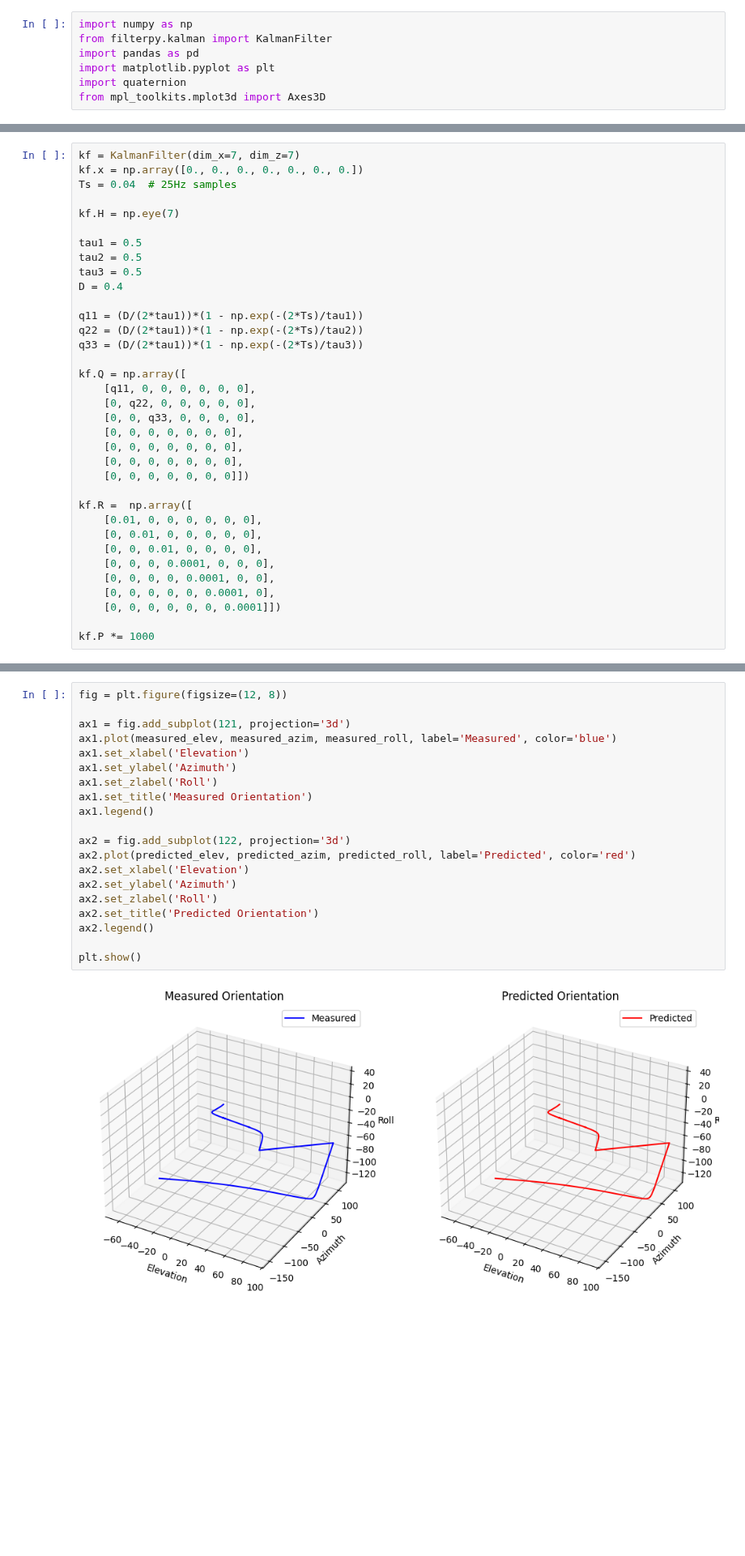
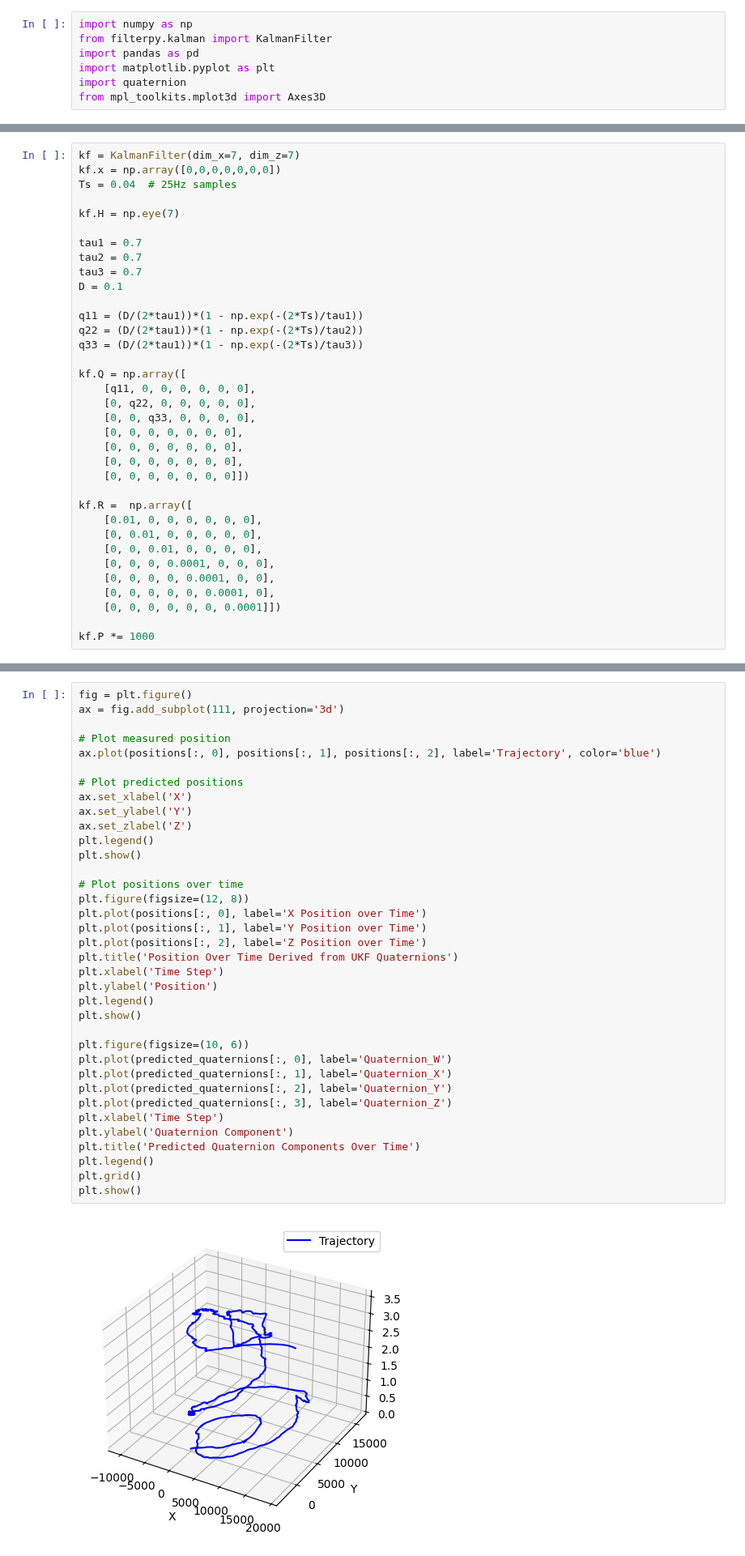
Before and after one commit to kjetteren/RaD_team1_HELIXON, a Jupyter notebook: kalman/QuaternionEKF.ipynb, the cells around one changed output, grey strips where cells are left out. Shown at 81% size. Saved outputs shown, nothing was run; the diff lists cells and outputs as text; blank space fills up the shorter version.

Commit message:
position in ekf

```diff
--- a/kalman/QuaternionEKF.ipynb
+++ b/kalman/QuaternionEKF.ipynb
@@ -36,14 +33,14 @@ def quat_to_elev_azim_roll(q, angle_offsets=(0, 0, 0)):
 # %%
 kf = KalmanFilter(dim_x=7, dim_z=7)
-kf.x = np.array([0., 0., 0., 0., 0., 0., 0.])
+kf.x = np.array([0,0,0,0,0,0,0])
 Ts = 0.04  # 25Hz samples
 
 kf.H = np.eye(7)
 
-tau1 = 0.5
-tau2 = 0.5
-tau3 = 0.5
-D = 0.4
+tau1 = 0.7
+tau2 = 0.7
+tau3 = 0.7
+D = 0.1
 
 q11 = (D/(2*tau1))*(1 - np.exp(-(2*Ts)/tau1))
 q22 = (D/(2*tau1))*(1 - np.exp(-(2*Ts)/tau2))
@@ -97,22 +108,38 @@ for i, row in df.iterrows():
 # %%
-fig = plt.figure(figsize=(12, 8))
+fig = plt.figure()
+ax = fig.add_subplot(111, projection='3d')
 
-ax1 = fig.add_subplot(121, projection='3d')
-ax1.plot(measured_elev, measured_azim, measured_roll, label='Measured', color='blue')
-ax1.set_xlabel('Elevation')
-ax1.set_ylabel('Azimuth')
-ax1.set_zlabel('Roll')
-ax1.set_title('Measured Orientation')
-ax1.legend()
+# Plot measured position
+ax.plot(positions[:, 0], positions[:, 1], positions[:, 2], label='Trajectory', color='blue')
 
-ax2 = fig.add_subplot(122, projection='3d')
-ax2.plot(predicted_elev, predicted_azim, predicted_roll, label='Predicted', color='red')
-ax2.set_xlabel('Elevation')
-ax2.set_ylabel('Azimuth')
-ax2.set_zlabel('Roll')
-ax2.set_title('Predicted Orientation')
-ax2.legend()
+# Plot predicted positions
+ax.set_xlabel('X')
+ax.set_ylabel('Y')
+ax.set_zlabel('Z')
+plt.legend()
+plt.show()
 
+# Plot positions over time
+plt.figure(figsize=(12, 8))
+plt.plot(positions[:, 0], label='X Position over Time')
+plt.plot(positions[:, 1], label='Y Position over Time')
+plt.plot(positions[:, 2], label='Z Position over Time')
+plt.title('Position Over Time Derived from UKF Quaternions')
+plt.xlabel('Time Step')
+plt.ylabel('Position')
+plt.legend()
 plt.show()
+
+plt.figure(figsize=(10, 6))
+plt.plot(predicted_quaternions[:, 0], label='Quaternion_W')
+plt.plot(predicted_quaternions[:, 1], label='Quaternion_X')
+plt.plot(predicted_quaternions[:, 2], label='Quaternion_Y')
+plt.plot(predicted_quaternions[:, 3], label='Quaternion_Z')
+plt.xlabel('Time Step')
+plt.ylabel('Quaternion Component')
+plt.title('Predicted Quaternion Components Over Time')
+plt.legend()
+plt.grid()
+plt.show()
 # %% [output]
-[figure, old version]
+[figure, new version]
```
Also changed, not shown: parts of 3 cells of this notebook, 1 other file.
